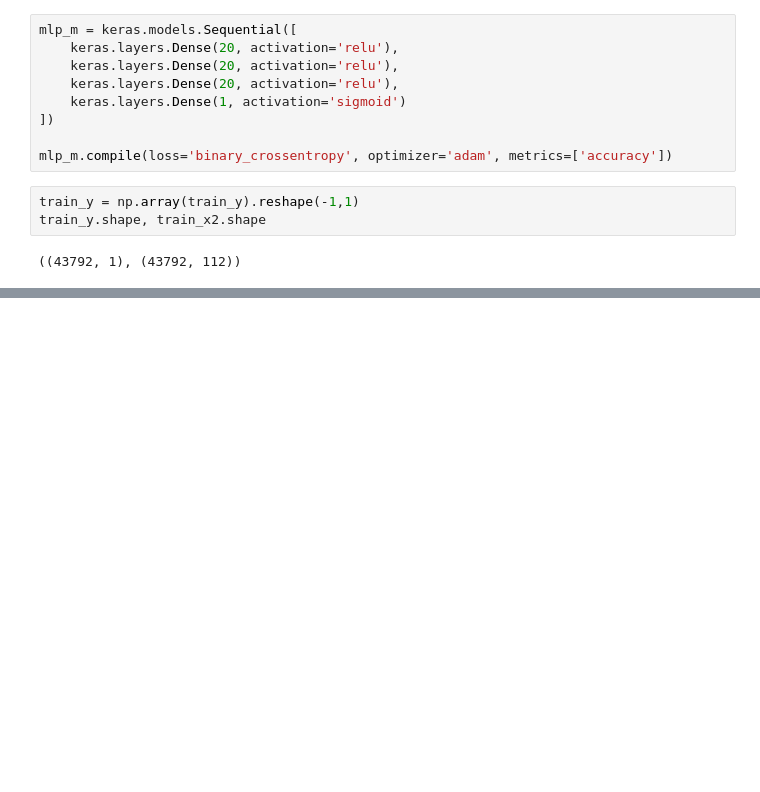
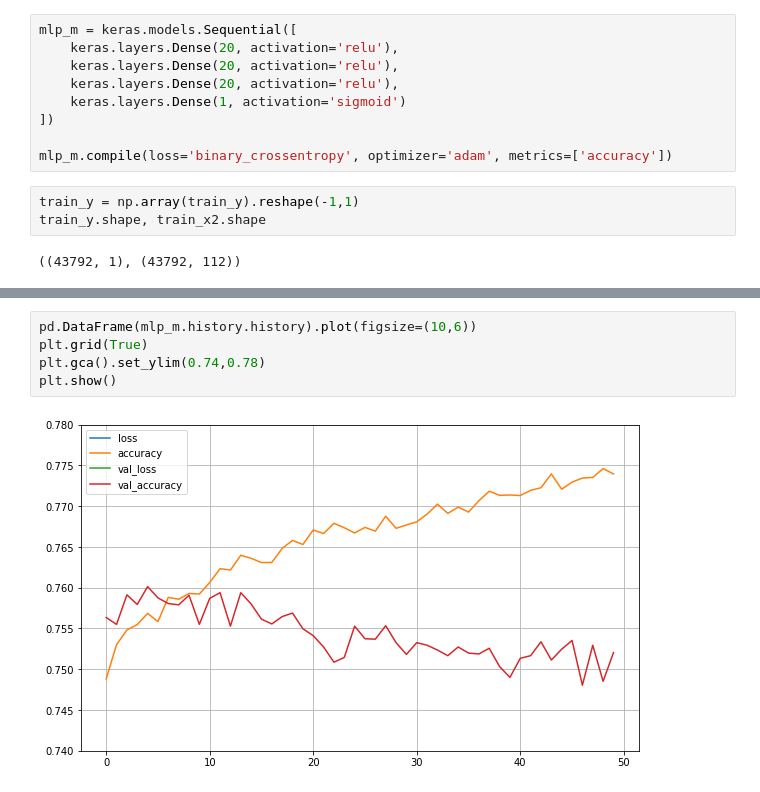
Before and after one commit to wanwanliang/ML_Practice, a Jupyter notebook: notebook/Feature_Selection.ipynb, the cells around one changed output, grey strips where cells are left out. Saved outputs shown, nothing was run; the diff lists cells and outputs as text; blank space fills up the shorter version.

```diff
--- a/notebook/Feature_Selection.ipynb
+++ b/notebook/Feature_Selection.ipynb
@@ -280,0 +263,7 @@ Epoch 43/50
+# %%
+pd.DataFrame(mlp_m.history.history).plot(figsize=(10,6))
+plt.grid(True)
+plt.gca().set_ylim(0.74,0.78)
+plt.show()
+# %% [output]
+[figure, added]
```
Also changed, not shown: parts of 1 cell of this notebook.
